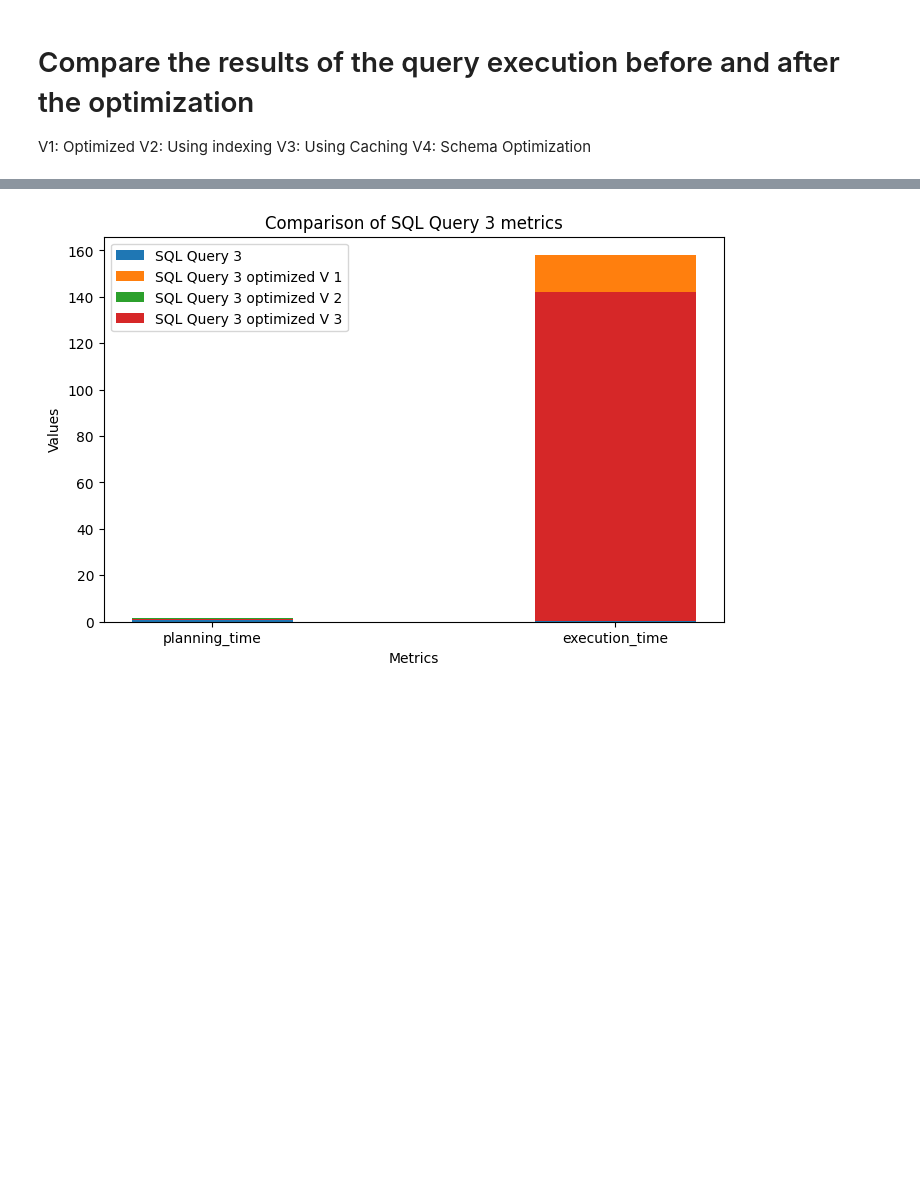
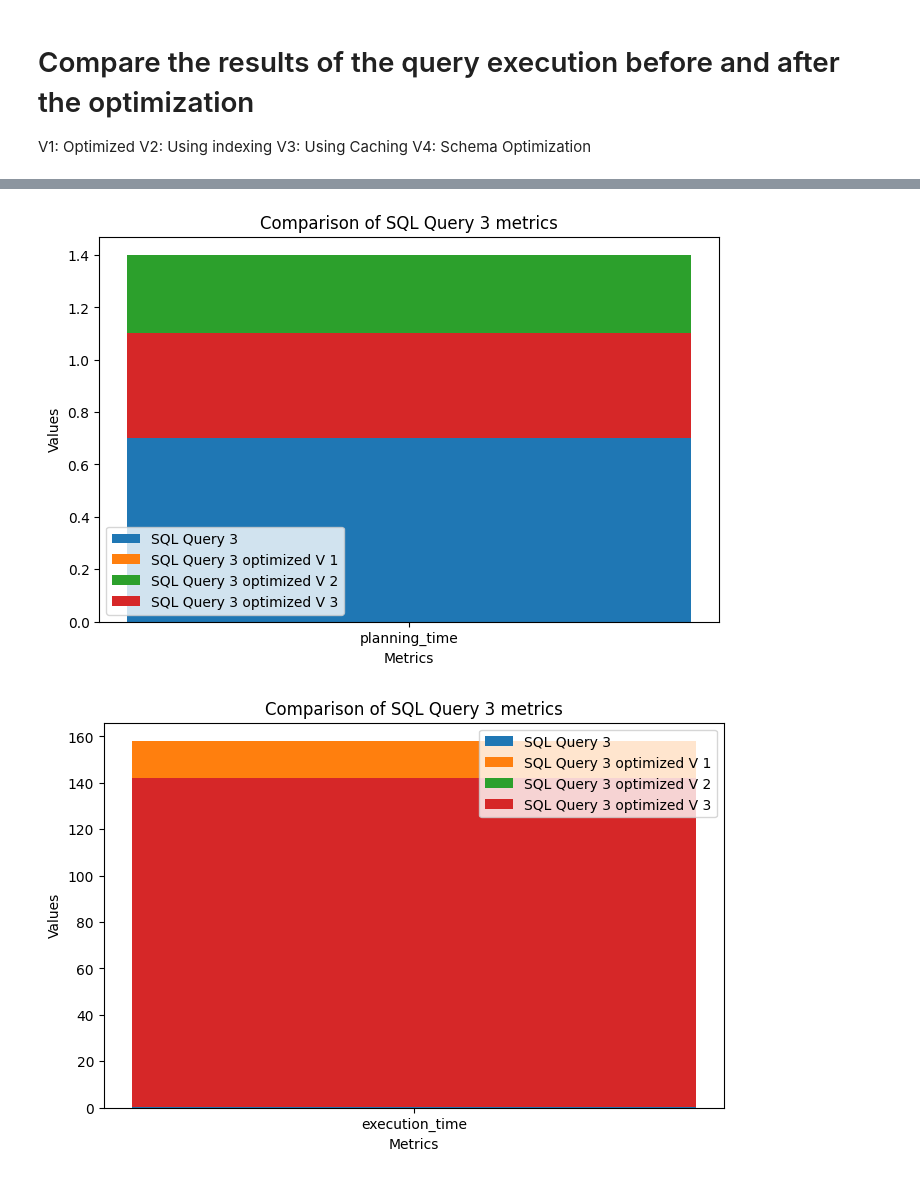
Before and after one commit to Mostafa-wael/Database-Tuning, a Jupyter notebook: results/results.ipynb, the cells around one changed output, grey strips where cells are left out. Saved outputs shown, nothing was run; the diff lists cells and outputs as text; code cells hidden in the pictures; blank space fills up the shorter version.

```diff
--- a/results/results.ipynb
+++ b/results/results.ipynb
@@ -50,8 +62,13 @@ plotMetrics(metricsQuerySQL2, metricsSQL, label='SQL Query 2')
 # %%
+# metricsQuerySQL3 = [[0.7, 85], [0.7, 73],[0.7, 0.088], [0.4, 142]]
+# plotMetrics(metricsQuerySQL3, metricsSQL, label='SQL Query 3')
 # non-optimized query, optimized, index, cache, schema
-metricsQuerySQL3 = [[0.7, 85], [0.7, 73],[0.7, 0.088], [0.4, 142]]
-plotMetrics(metricsQuerySQL3, metricsSQL, label='SQL Query 3')
+metricsQuerySQL3_planning_time = [0.7, 0.7, 0.7, 0.4]
+metricsQuerySQL3_execution_time = [85, 73, 0.088, 142]
+plotMetrics(metricsQuerySQL3_planning_time, metricsSQL[0], label='SQL Query 3')
+plotMetrics(metricsQuerySQL3_execution_time, metricsSQL[1], label='SQL Query 3')
 # %% [output]
-[figure, old version]
+[figure, new version]
+[figure, added]
 # %%
 # non-optimized query, optimized, index, cache, schema
```
Also changed, not shown: parts of 4 cells of this notebook.
